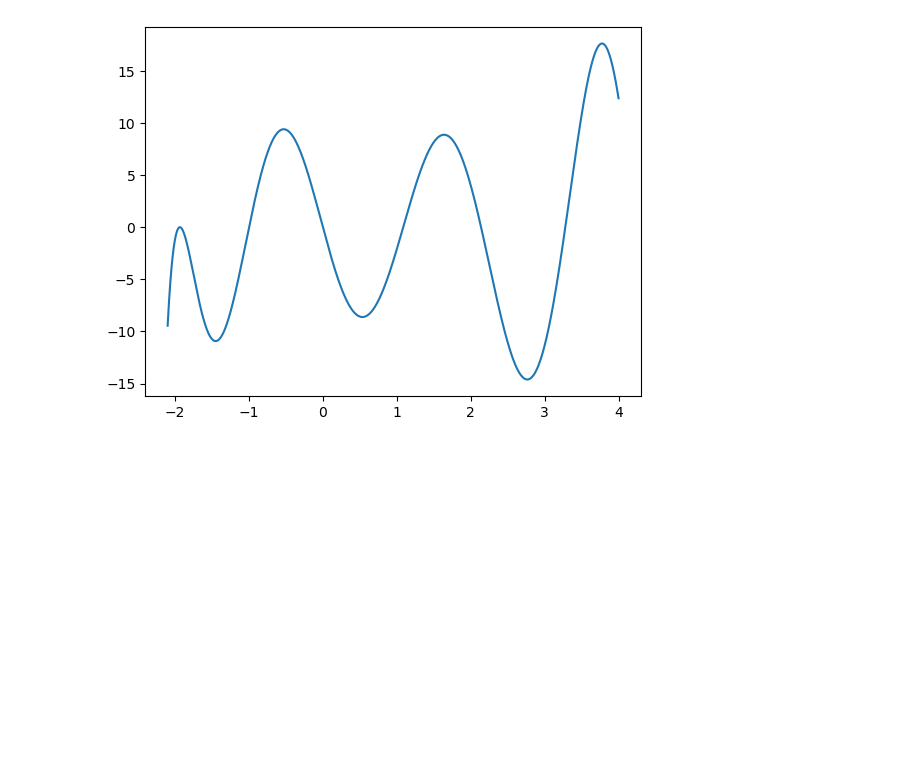
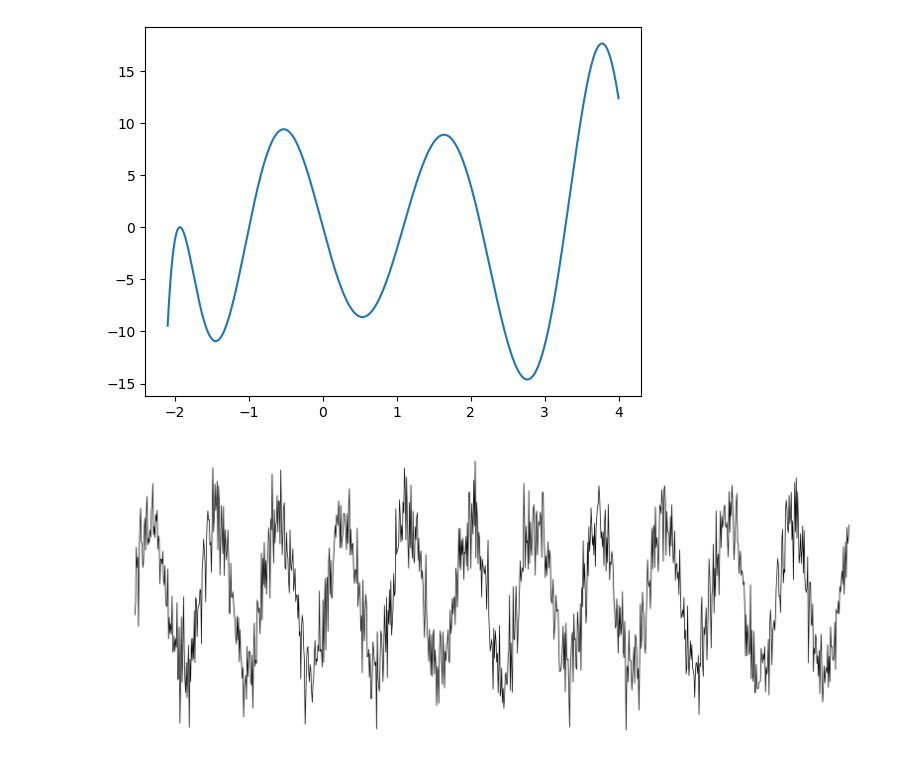
Before and after one commit to abhirao-03/stochastic-resonance, a Jupyter notebook: visualisations.ipynb, the cells around one changed output. Cells and saved outputs as stored; diff of their text form; code cells hidden in the pictures; blank space fills up the shorter version.

Commit message:
figures and visualisations

```diff
--- a/visualisations.ipynb
+++ b/visualisations.ipynb
@@ -270,3 +270,23 @@ def create_and_save_plot(t):
 time_points = [0, 250, 750]
 for t in time_points:
     create_and_save_plot(t)
+# %%
+x = np.linspace(0,70,1000)
+noise = np.random.normal(loc=0.1, scale=0.3, size=1000)
+y = np.sin(x)
+fig = plt.figure(figsize=(25, 10))
+ax = fig.add_subplot(1, 1, 1)
+#ax.plot(x, y)
+ax.plot(x, y + noise, color='black')
+plt.ylim(-2,2)
+plt.yticks([])
+plt.xticks([])
+#ax.hlines([1.1], xmin=0, xmax=100, colors='black', linewidth=0.8, linestyles='dashed')
+ax.spines['left'].set_visible(False)
+ax.spines['bottom'].set_visible(False)
+ax.spines['right'].set_visible(False)
+ax.spines['top'].set_visible(False)
+plt.tight_layout()
+plt.savefig('noisy_sin.svg', transparent=True)
+# %% [output]
+[figure, added]
```
Also changed, not shown: 5 other files.
